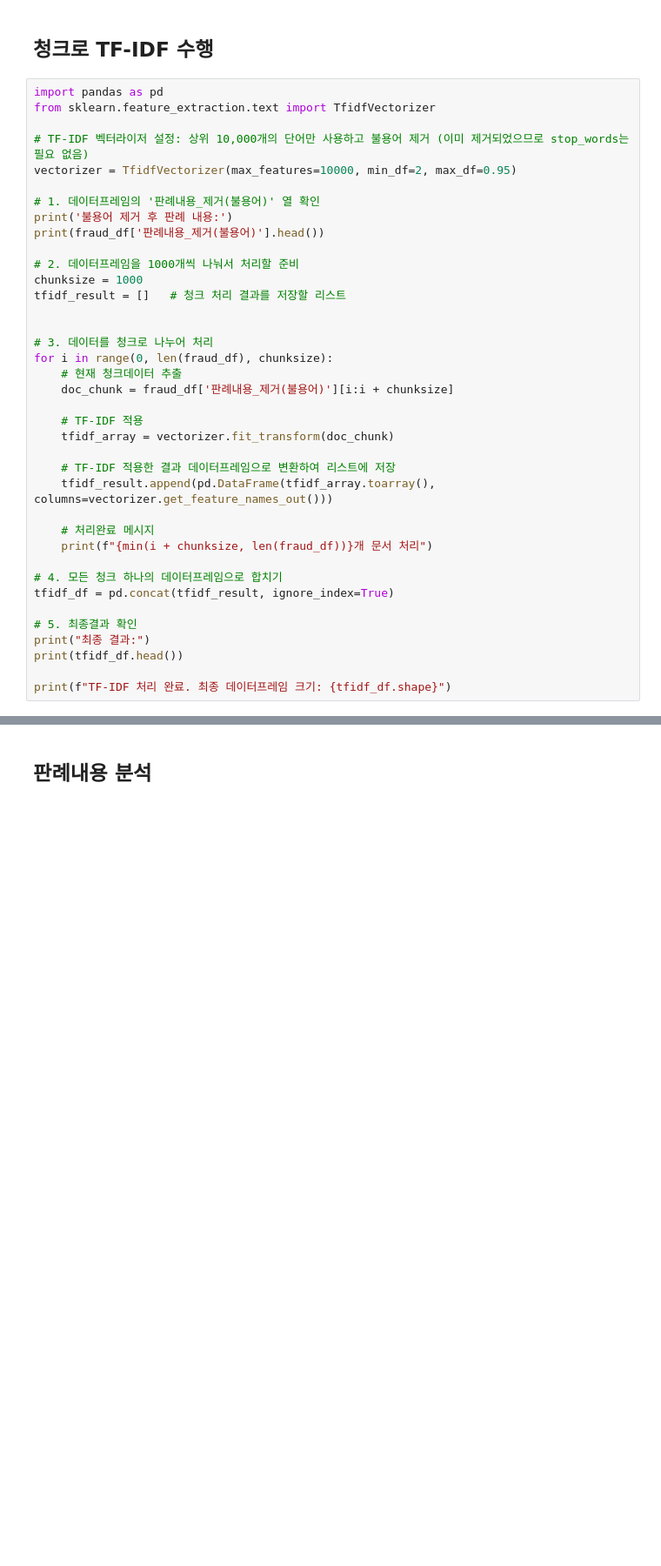
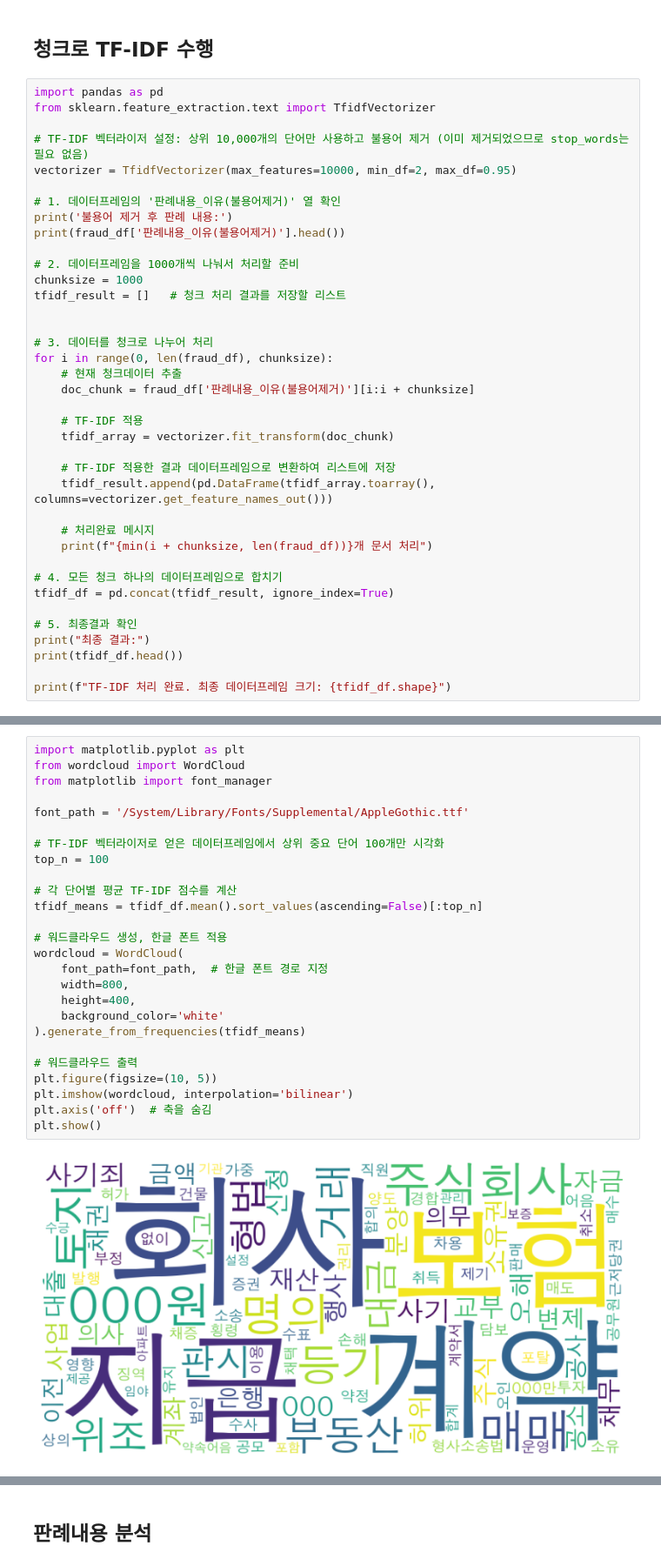
Before and after one commit to sesac-NoF/NoF, a Jupyter notebook: EDA_wordcloud_js.ipynb, the cells around one changed output, grey strips where cells are left out. Shown at 87% size. Drawn from its saved outputs; the diff is of its cells as text; blank space fills up the shorter version.

```diff
--- a/EDA_js.ipynb
+++ b/EDA_wordcloud_js.ipynb
@@ -407,9 +492,9 @@ from sklearn.feature_extraction.text import TfidfVectorizer
 # TF-IDF 벡터라이저 설정: 상위 10,000개의 단어만 사용하고 불용어 제거 (이미 제거되었으므로 stop_words는 필요 없음)
 vectorizer = TfidfVectorizer(max_features=10000, min_df=2, max_df=0.95)
 
-# 1. 데이터프레임의 '판례내용_제거(불용어)' 열 확인
+# 1. 데이터프레임의 '판례내용_이유(불용어제거)' 열 확인
 print('불용어 제거 후 판례 내용:')
-print(fraud_df['판례내용_제거(불용어)'].head())
+print(fraud_df['판례내용_이유(불용어제거)'].head())
 
 # 2. 데이터프레임을 1000개씩 나눠서 처리할 준비
 chunksize = 1000
@@ -419,7 +504,7 @@ tfidf_result = []   # 청크 처리 결과를 저장할 리스트
 # 3. 데이터를 청크로 나누어 처리
 for i in range(0, len(fraud_df), chunksize):
     # 현재 청크데이터 추출
-    doc_chunk = fraud_df['판례내용_제거(불용어)'][i:i + chunksize]
+    doc_chunk = fraud_df['판례내용_이유(불용어제거)'][i:i + chunksize]
 
     # TF-IDF 적용
     tfidf_array = vectorizer.fit_transform(doc_chunk)
@@ -458,0 +554,28 @@ TF-IDF 처리 완료. 최종 데이터프레임 크기: (4182, 17322)
+# %%
+import matplotlib.pyplot as plt
+from wordcloud import WordCloud
+from matplotlib import font_manager
+
+font_path = '/System/Library/Fonts/Supplemental/AppleGothic.ttf'
+
+# TF-IDF 벡터라이저로 얻은 데이터프레임에서 상위 중요 단어 100개만 시각화
+top_n = 100
+
+# 각 단어별 평균 TF-IDF 점수를 계산
+tfidf_means = tfidf_df.mean().sort_values(ascending=False)[:top_n]
+
+# 워드클라우드 생성, 한글 폰트 적용
+wordcloud = WordCloud(
+    font_path=font_path,  # 한글 폰트 경로 지정
+    width=800,
+    height=400,
+    background_color='white'
+).generate_from_frequencies(tfidf_means)
+
+# 워드클라우드 출력
+plt.figure(figsize=(10, 5))
+plt.imshow(wordcloud, interpolation='bilinear')
+plt.axis('off')  # 축을 숨김
+plt.show()
+# %% [output]
+[figure, added]
```
Also changed, not shown: parts of 18 cells of this notebook, 2 other files.
